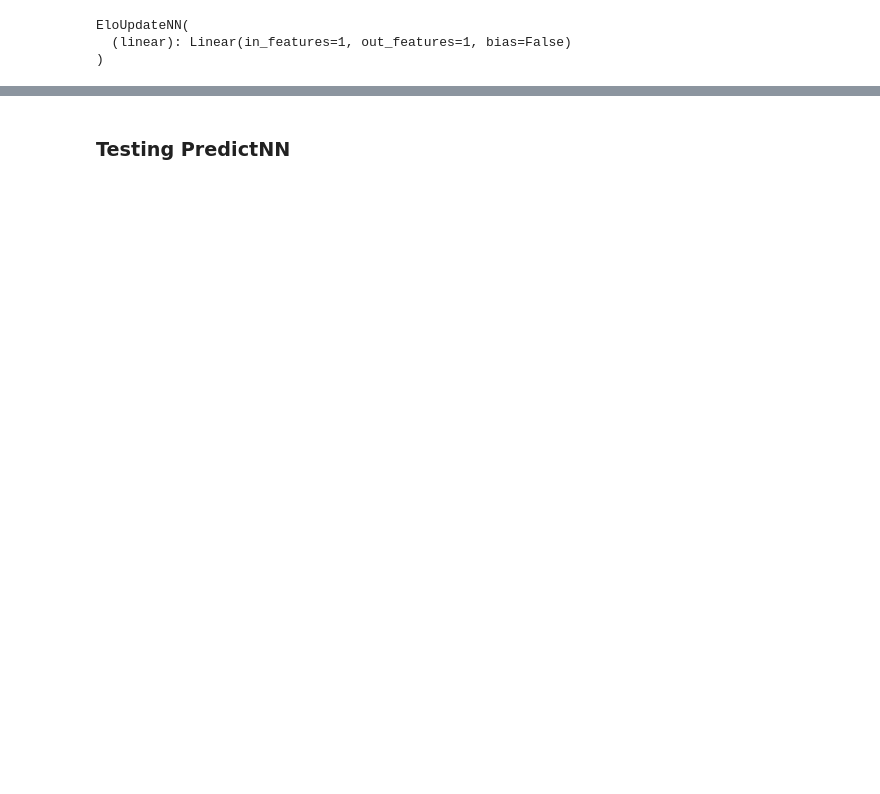
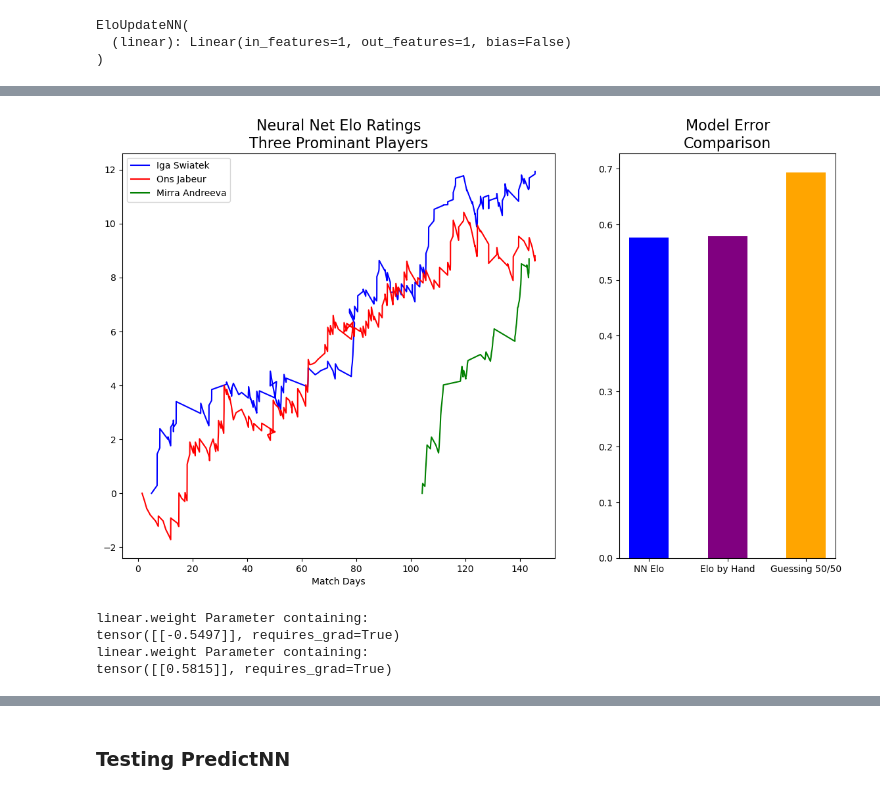
Before and after one commit to btatkinson/oddsmaker, a Jupyter notebook: medium/Rediscovering Classic Ratings Algorithms with Neural Networks.ipynb, the cells around one changed output, grey strips where cells are left out. Saved outputs shown, nothing was run; the diff lists cells and outputs as text; code cells hidden in the pictures; blank space fills up the shorter version.

```diff
--- a/medium/Rediscovering Classic Ratings Algorithms with Neural Networks.ipynb
+++ b/medium/Rediscovering Classic Ratings Algorithms with Neural Networks.ipynb
@@ -379,0 +427,5 @@ for j in range(num_epochs):
+# %%
+predict_model = EloPredictNN()
+predict_model.load_state_dict(torch.load('elo_predict_nn_best_model.pth'))
+update_model = EloUpdateNN()
+update_model.load_state_dict(torch.load('elo_update_nn_best_model.pth'))
@@ -426,6 +473,7 @@ player_ratings = {_id:EloNode(_id, name, 1500) for _id, name in player_names.ite
 network_player_ratings = {_id:NetworkNode(_id, name, 0) for _id, name in player_names.items()}
 
 nn_history = []
+wta_sample_data = wta_sample_data.sort_values(by=['tourney_date','match_num']).reset_index(drop=True)
 for index, row in tqdm(wta_sample_data.iterrows(), total=len(wta_sample_data)):
     ## randomize who is p1 and who is p2
     match_participants = [row['winner_id'], row['loser_id']]
@@ -443,7 +491,7 @@ for index, row in tqdm(wta_sample_data.iterrows(), total=len(wta_sample_data)):
     nn_prediction = predict_model(torch.Tensor([[rtg_diff]]))
     error = result - nn_prediction
     rtg_update = update_model(torch.Tensor([[error]]))
-    nn_history.append([p1_nn_node._id, p1_nn_node.name, p2_nn_node._id, p2_nn_node.name, float(p1_nn_node.rating), float(p2_nn_node.rating), float(nn_prediction), result, float(rtg_update)])
+    nn_history.append([row['tourney_date'], row['match_num'], p1_nn_node._id, p1_nn_node.name, p2_nn_node._id, p2_nn_node.name, float(p1_nn_node.rating), float(p2_nn_node.rating), float(nn_prediction), result, float(rtg_update)])
     p1_nn_node.rating += rtg_update
     p2_nn_node.rating -= rtg_update
 
@@ -459,7 +507,7 @@ for index, row in tqdm(wta_sample_data.iterrows(), total=len(wta_sample_data)):
 
 
 hist = elo_sys.get_history()
-nn_hist = pd.DataFrame(nn_history, columns=['p1_id','p1_name','p2_id','p2_name','p1_rating','p2_rating','prediction','result','ratings_delta'])
+nn_hist = pd.DataFrame(nn_history, columns=['tourney_date','match_num','p1_id','p1_name','p2_id','p2_name','p1_rating','p2_rating','prediction','result','ratings_delta'])
 # %%
 
 from sklearn.metrics import log_loss
@@ -483,0 +561,10 @@ rtg_df.sort_values(by='rating', ascending=False)
+# %%
+
+# Iga Swiatek, Mirra Andreeva, Ons Jabeur
+viz_ids = [216347, 259799, 202460]
+viz_df = viz_df.loc[viz_df['p1_id'].isin(viz_ids)].reset_index(drop=True)
+viz_df['day_num'] = viz_df['tourney_date'].copy().rank(method='dense')+(viz_df['match_num'].copy()/500)
+viz_df.head(10)
+swia = viz_df.loc[viz_df['p1_id']==216347].copy().reset_index(drop=True)
+ons = viz_df.loc[viz_df['p1_id']==202460].copy().reset_index(drop=True)
+andreeva = viz_df.loc[viz_df['p1_id']==259799].copy().reset_index(drop=True)
@@ -483,0 +574,39 @@ rtg_df.sort_values(by='rating', ascending=False)
+# %%
+bar_chart = pd.DataFrame({
+    'model_name':['NN Elo','Elo by Hand','Guessing 50/50'],
+    'model_log_loss':[nn_log_loss, reg_log_loss, -1*np.log(0.5)]
+})
+# %%
+
+import matplotlib.pyplot as plt
+from matplotlib import gridspec
+
+fig = plt.figure(figsize=(14, 8))
+gs = gridspec.GridSpec(1, 2, width_ratios=[2, 1])
+ax0 = plt.subplot(gs[0])
+ax1 = plt.subplot(gs[1])
+ax0.plot(swia.day_num, swia.p1_rating, color='blue', label='Iga Swiatek')
+ax0.plot(ons.day_num, ons.p1_rating, color='red', label='Ons Jabeur')
+ax0.plot(andreeva.day_num, andreeva.p1_rating, color='green', label='Mirra Andreeva')
+ax0.set_xlabel('Match Days')
+ax0.legend()
+ax0.set_title("Neural Net Elo Ratings\nThree Prominant Players", fontsize=16)
+ax1.bar(bar_chart.model_name, bar_chart.model_log_loss, width=0.5, color=['blue','purple','orange'])
+ax1.set_title("Model Error\nComparison", fontsize=16)
+plt.savefig("C://Users/Blake/Downloads/NN_elo.png")
+plt.show()
+# %% [output]
+[figure, added]
+# %%
+
+
+for name, param in predict_model.named_parameters():
+    print(name, param)
+
+for name, param in update_model.named_parameters():
+    print(name, param)
+# %% [output]
+linear.weight Parameter containing:
+tensor([[-0.5497]], requires_grad=True)
+linear.weight Parameter containing:
+tensor([[0.5815]], requires_grad=True)
```
Also changed, not shown: parts of 42 cells of this notebook, 6 other files.
